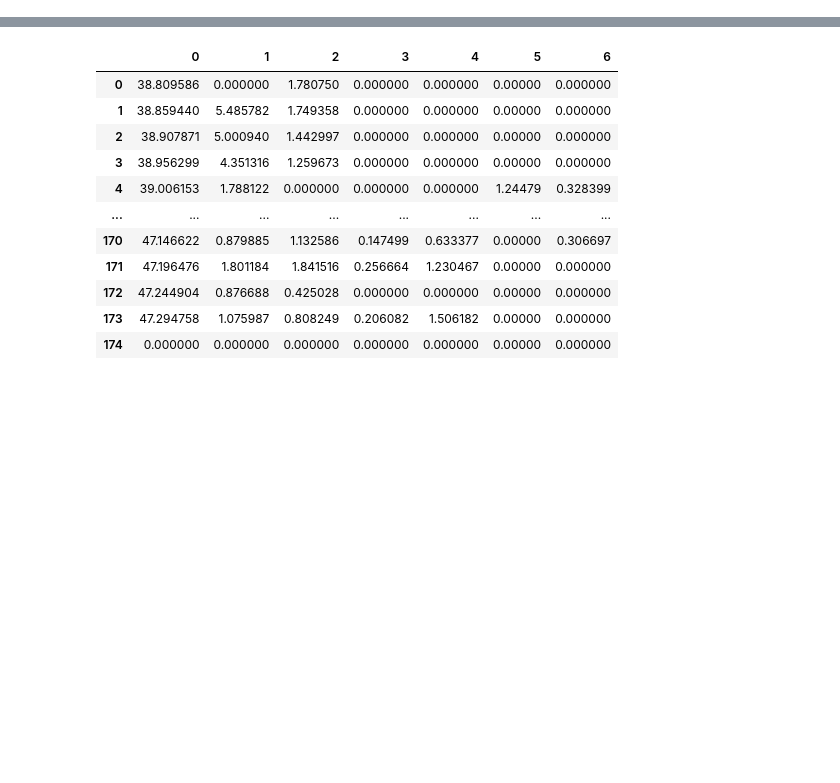
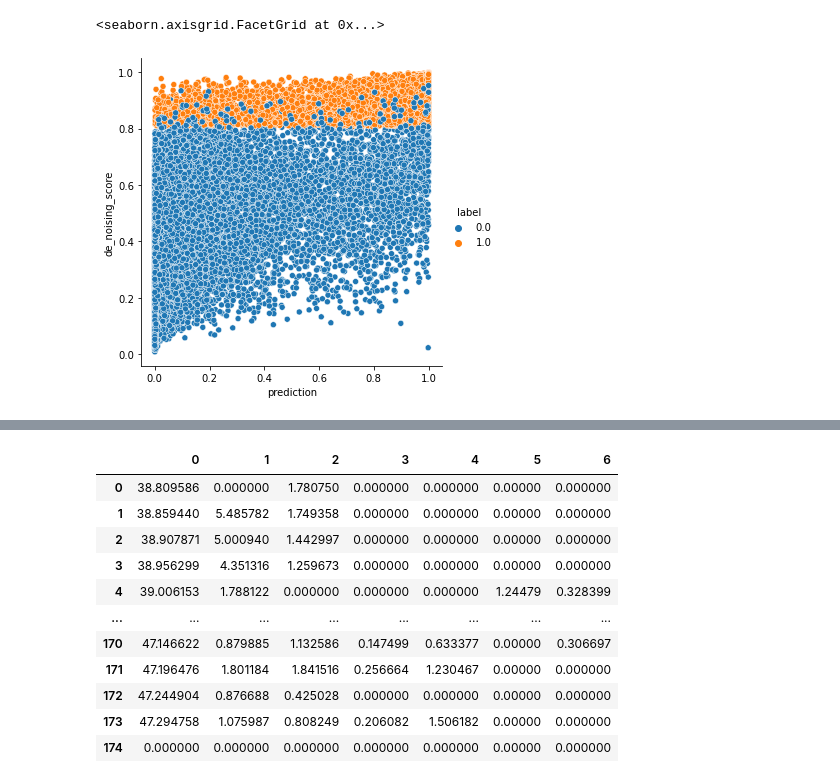
Before and after one commit to InfectionMedicineProteomics/gps, a Jupyter notebook: notebooks/torch_model.ipynb, the cells around one changed output, grey strips where cells are left out. Drawn from its saved outputs; the diff is of its cells as text; code cells hidden in the pictures; blank space fills up the shorter version.

```diff
--- a/notebooks/torch_model.ipynb
+++ b/notebooks/torch_model.ipynb
@@ -317,0 +394,8 @@ import pandas as pd
+# %%
+score_comparisons = pd.DataFrame(
+    {
+        "label": label_tensors.numpy().reshape(-1),
+        "de_noising_score": score_tensors.numpy().reshape(-1),
+        "prediction": predictions.reshape(-1)
+    }
+)
@@ -317,0 +404,5 @@ import pandas as pd
+# %%
+sns.relplot(data=score_comparisons, x="prediction", y="de_noising_score", hue="label")
+# %% [output]
+<seaborn.axisgrid.FacetGrid at 0x...>
+[figure, added]
```
Also changed, not shown: parts of 43 cells of this notebook, 3 other files.
